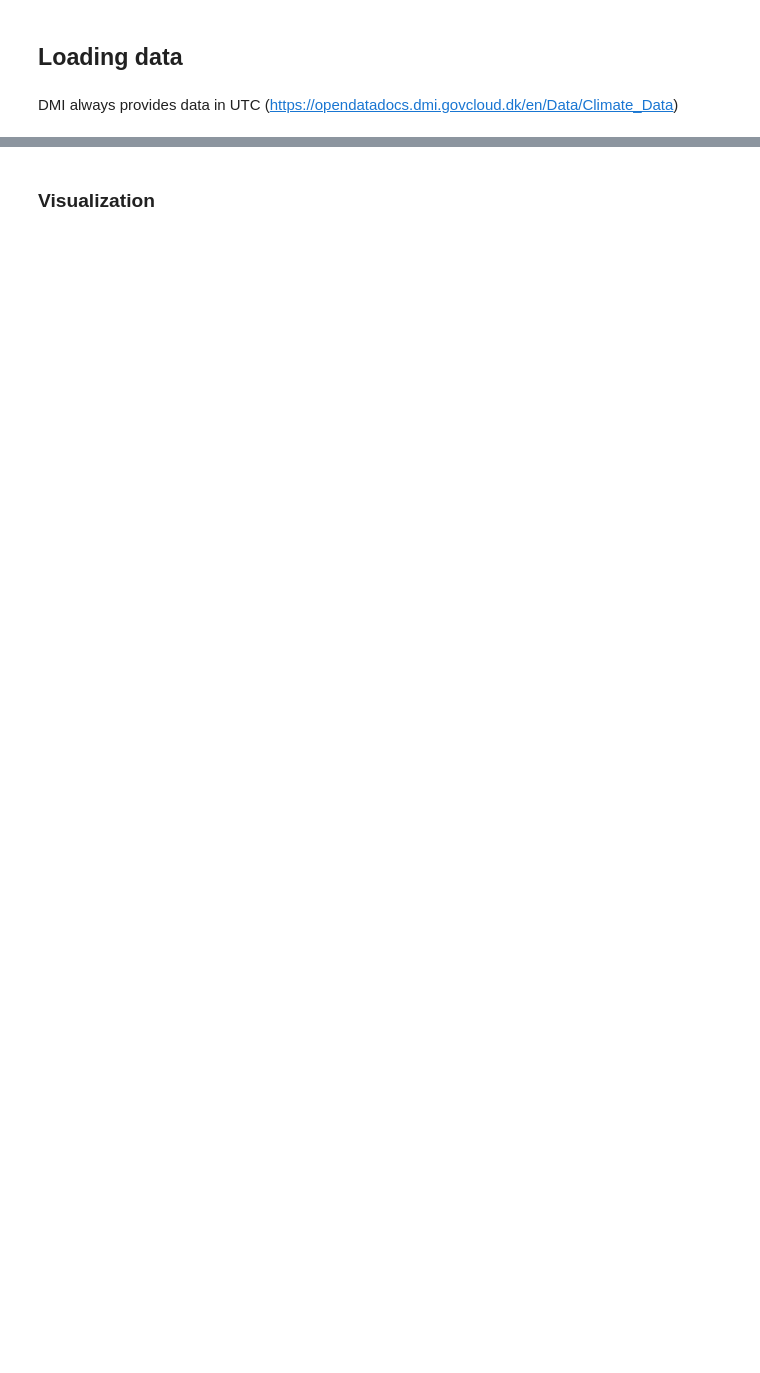
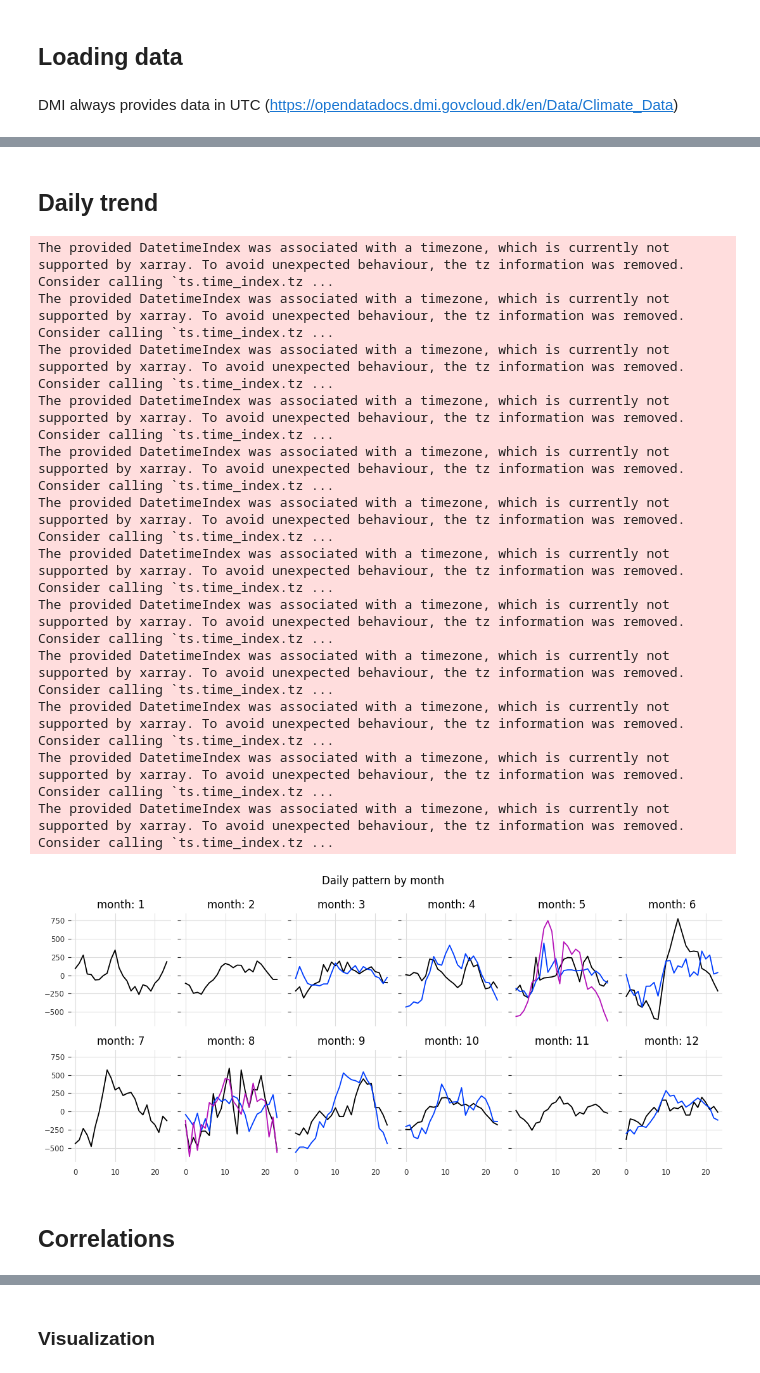
Before and after one commit to DHI/WaterBench-TimeSeries-WWTPINflow, a Jupyter notebook: code/overview.ipynb, the cells around one changed output, grey strips where cells are left out. Saved outputs shown, nothing was run; the diff lists cells and outputs as text; code cells hidden in the pictures; blank space fills up the shorter version.

```diff
--- a/code/overview.ipynb
+++ b/code/overview.ipynb
@@ -69,0 +145,48 @@ horsens.head()
+# %% [markdown]
+## Daily trend
+# %%
+df = horsens[["FB20F11_81"]].copy()
+df = df.loc[df.index.year == 2024, :].copy()
+
+ncols = 6
+fig, axes = plt.subplots(2, ncols, sharex=True, sharey=True, figsize=(11, 5))
+
+month = 1
+for i, month in enumerate(range(1, 13)):
+    df_i = df.loc[df.index.month == month, :]
+    ts_i = TimeSeries.from_dataframe(df_i, freq="h")
+    subseries = extract_subseries(ts_i)
+    for ssi in subseries:
+        if len(ssi) > 72:
+            trend_i, seasonality_i = extract_trend_and_seasonality(
+                ssi, freq=24, model=ModelMode.ADDITIVE
+            )
+            daily_pattern = (
+                seasonality_i.pd_dataframe()
+                .groupby(seasonality_i.time_index.hour)
+                .mean()
+            )
+
+            row = i // ncols
+            col = i - row * ncols
+            axes[row, col].plot(daily_pattern.index, daily_pattern.values.ravel())
+            axes[row, col].set_title(f"month: {month}")
+
+plt.suptitle("Daily pattern by month")
+plt.tight_layout()
+# %% [output]
+The provided DatetimeIndex was associated with a timezone, which is currently not supported by xarray. To avoid unexpected behaviour, the tz information was removed. Consider calling `ts.time_index.tz ...
+The provided DatetimeIndex was associated with a timezone, which is currently not supported by xarray. To avoid unexpected behaviour, the tz information was removed. Consider calling `ts.time_index.tz ...
+The provided DatetimeIndex was associated with a timezone, which is currently not supported by xarray. To avoid unexpected behaviour, the tz information was removed. Consider calling `ts.time_index.tz ...
+The provided DatetimeIndex was associated with a timezone, which is currently not supported by xarray. To avoid unexpected behaviour, the tz information was removed. Consider calling `ts.time_index.tz ...
+The provided DatetimeIndex was associated with a timezone, which is currently not supported by xarray. To avoid unexpected behaviour, the tz information was removed. Consider calling `ts.time_index.tz ...
+The provided DatetimeIndex was associated with a timezone, which is currently not supported by xarray. To avoid unexpected behaviour, the tz information was removed. Consider calling `ts.time_index.tz ...
+The provided DatetimeIndex was associated with a timezone, which is currently not supported by xarray. To avoid unexpected behaviour, the tz information was removed. Consider calling `ts.time_index.tz ...
+The provided DatetimeIndex was associated with a timezone, which is currently not supported by xarray. To avoid unexpected behaviour, the tz information was removed. Consider calling `ts.time_index.tz ...
+The provided DatetimeIndex was associated with a timezone, which is currently not supported by xarray. To avoid unexpected behaviour, the tz information was removed. Consider calling `ts.time_index.tz ...
+The provided DatetimeIndex was associated with a timezone, which is currently not supported by xarray. To avoid unexpected behaviour, the tz information was removed. Consider calling `ts.time_index.tz ...
+The provided DatetimeIndex was associated with a timezone, which is currently not supported by xarray. To avoid unexpected behaviour, the tz information was removed. Consider calling `ts.time_index.tz ...
+The provided DatetimeIndex was associated with a timezone, which is currently not supported by xarray. To avoid unexpected behaviour, the tz information was removed. Consider calling `ts.time_index.tz ...
+[figure, added]
+# %% [markdown]
+## Correlations
```
Also changed, not shown: parts of 17 cells of this notebook, 2 other files.
